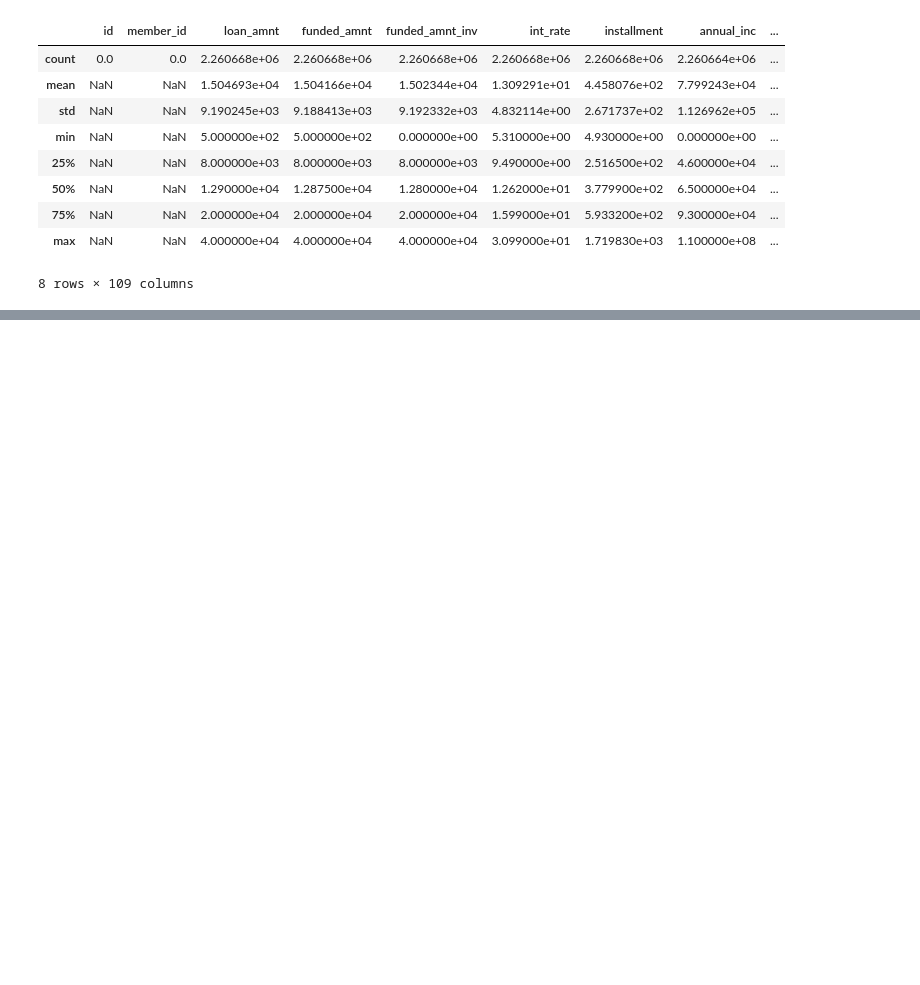
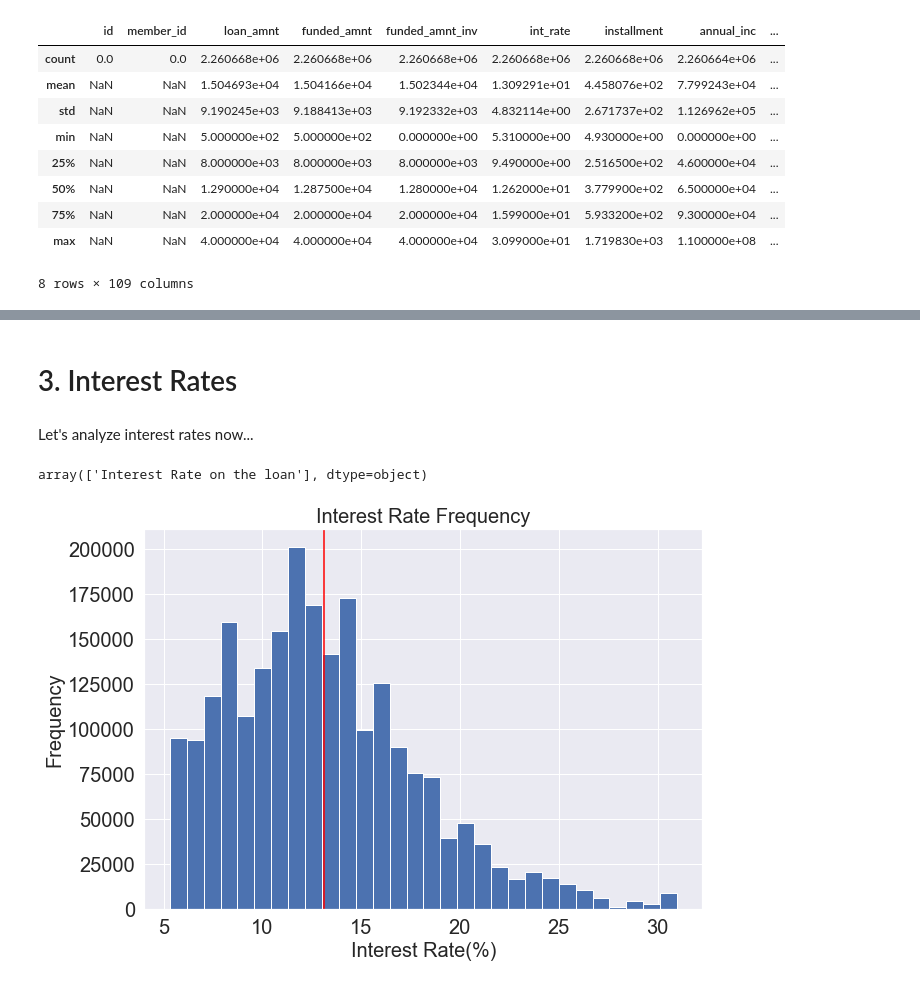
Before and after one commit to y-fawzy/load_default_prediction, a Jupyter notebook: notebooks/1-eda/1-eda_loan.ipynb, the cells around one changed output, grey strips where cells are left out. Cells and saved outputs as stored; diff of their text form; code cells hidden in the pictures; blank space fills up the shorter version.

```diff
--- a/notebooks/1-eda/1-eda_loan.ipynb
+++ b/notebooks/1-eda/1-eda_loan.ipynb
@@ -229,0 +165,23 @@ Scatter Matrix if correlation > 0.5
+# %% [markdown]
+# 3. Interest Rates
+# %% [markdown]
+Let's analyze interest rates now...
+# %%
+feature_desc[feature_desc['LoanStatNew']=="int_rate"]['Description'].values
+# %% [output]
+array(['Interest Rate on the loan'], dtype=object)
+# %%
+#plotting histogram on Interest rate distrbutions
+plt.figure(figsize=[10,7])
+plt.hist(loan_data.int_rate, bins=30)
+plt.xticks(size=20)
+plt.yticks(size=20)
+
+#plot labels
+plt.title("Interest Rate Frequency", size=20)
+plt.xlabel("Interest Rate(%)",size=20)
+plt.ylabel("Frequency",size=20)
+
+plt.axvline(loan_data.int_rate.mean(), color='red');
+# %% [output]
+[figure, added]
```
Also changed, not shown: parts of 153 cells of this notebook, 2 other files.
